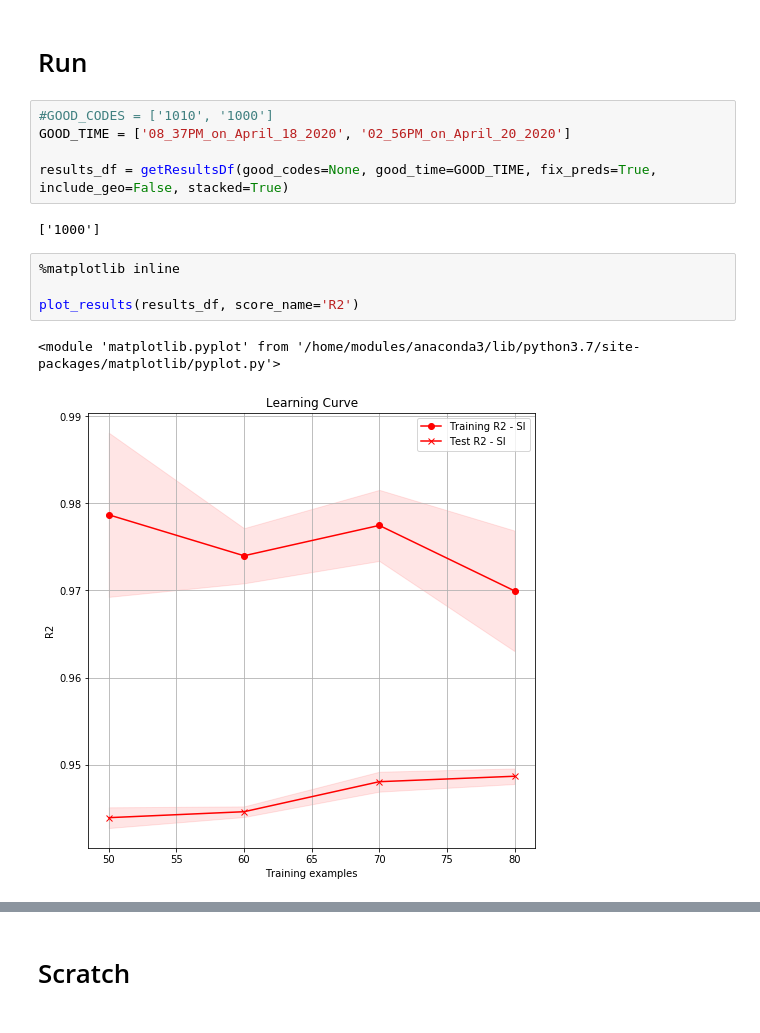
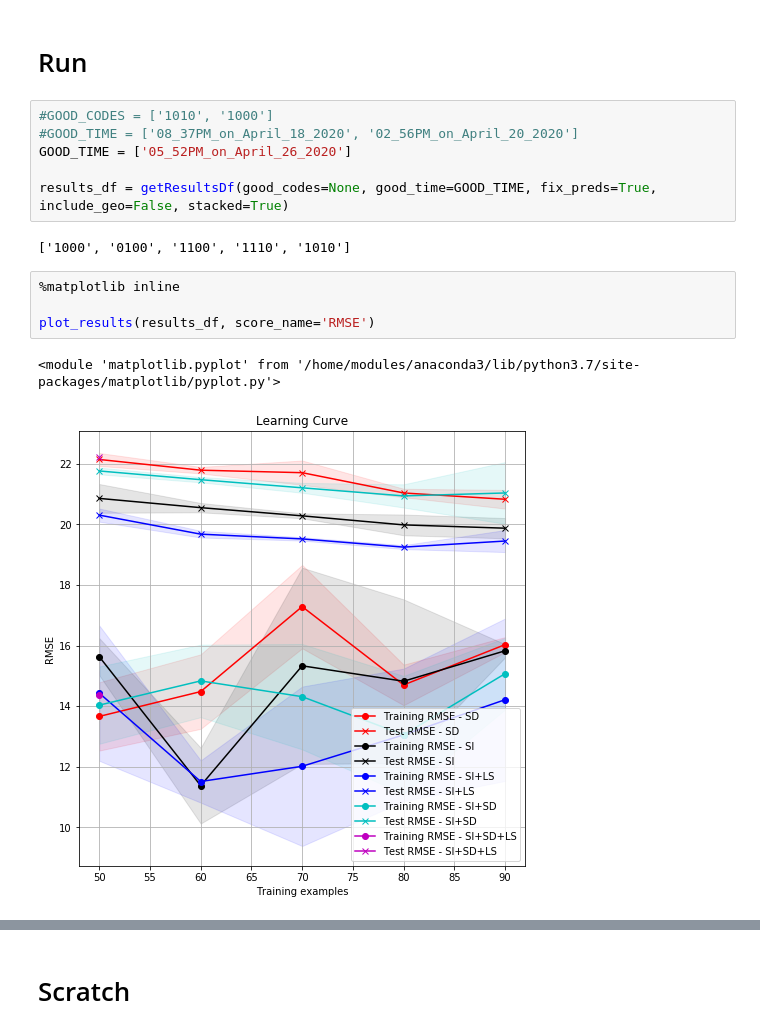
Before and after one commit to rishigurnani/hMOFs-Snurr, a Jupyter notebook: plot_results.ipynb, the cells around one changed output, grey strips where cells are left out. Saved outputs shown, nothing was run; the diff lists cells and outputs as text.

```diff
--- a/plot_results.ipynb
+++ b/plot_results.ipynb
@@ -277,15 +277,16 @@ def plot_results(df, title='Learning Curve', good_codes=None, score_name='RMSE',
 # Run
 # %%
 #GOOD_CODES = ['1010', '1000']
-GOOD_TIME = ['08_37PM_on_April_18_2020', '02_56PM_on_April_20_2020']
+#GOOD_TIME = ['08_37PM_on_April_18_2020', '02_56PM_on_April_20_2020']
+GOOD_TIME = ['05_52PM_on_April_26_2020']
 
 results_df = getResultsDf(good_codes=None, good_time=GOOD_TIME, fix_preds=True, include_geo=False, stacked=True)
 # %% [output]
-['1000']
+['1000', '0100', '1100', '1110', '1010']
 # %%
 %matplotlib inline
 
-plot_results(results_df, score_name='R2')
+plot_results(results_df, score_name='RMSE')
 # %% [output]
 <module 'matplotlib.pyplot' from '/home/modules/anaconda3/lib/python3.7/site-packages/matplotlib/pyplot.py'>
-[figure, old version]
+[figure, new version]
```
Also changed, not shown: parts of 8 cells of this notebook, 1 other file.
